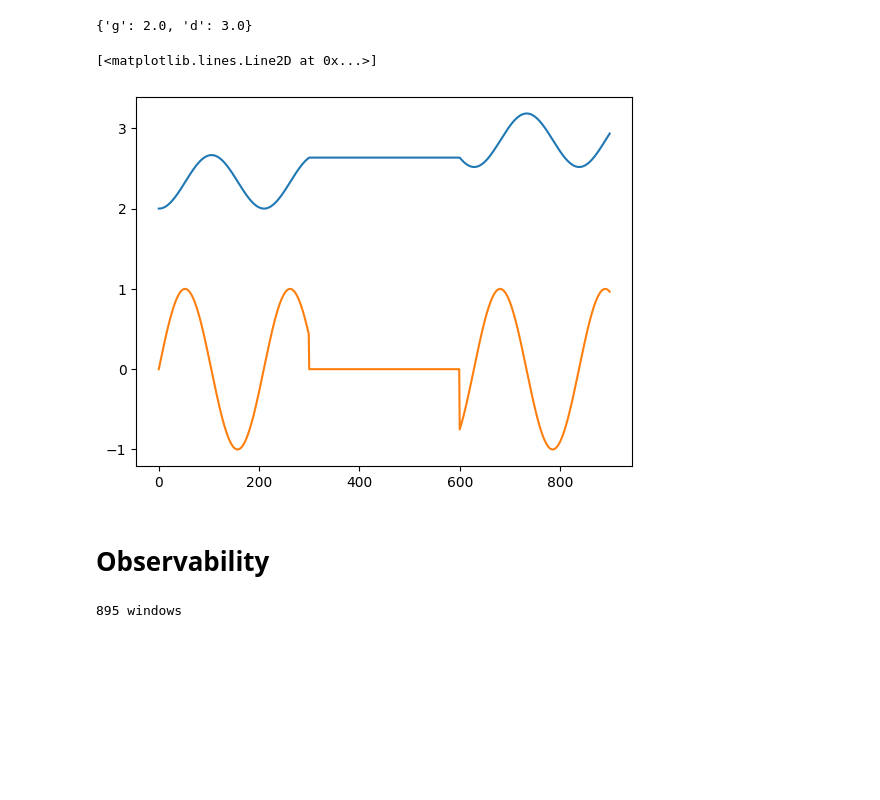
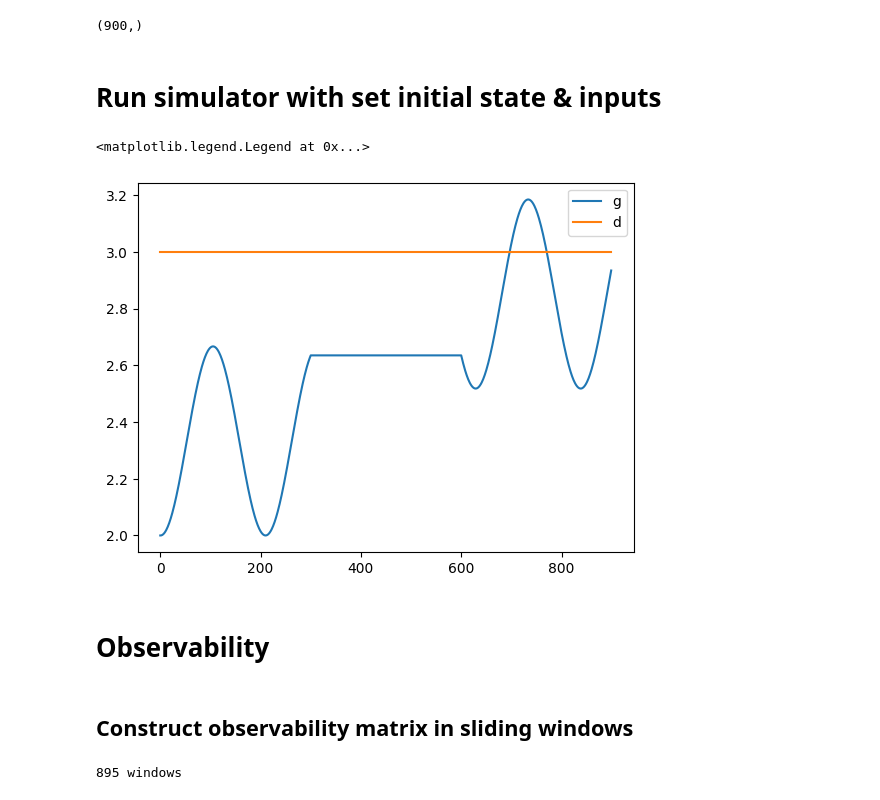
Before and after one commit to vanbreugel-lab/pybounds, a Jupyter notebook: examples/mono_camera_example.ipynb, the cells around one changed output. Cells and saved outputs as stored; diff of their text form; code cells hidden in the pictures; blank space fills up the shorter version.

```diff
--- a/notebooks/mono_camera_basic_example.ipynb
+++ b/examples/mono_camera_example.ipynb
@@ -41,6 +60,5 @@ def f(X, U, t):
 # %%
-# Define measurement function
-measurement_names = ['r']
+measurement_names = ['y']  # optional to specify measurement names
 def h(X, U, t):
     # States
     g, d = X
@@ -64,11 +91,6 @@ simulator = Simulator(f, h, X0, U0, dt=dt,
 # %%
 # Set the initial state
-x0 = simulator.x0.copy()
-x0['g'] = 2.0
-x0['d'] = 3.0
-x0
+x0 = dict(g=2.0, d=3.0)
-# %% [output]
-{'g': 2.0, 'd': 3.0}
 # %%
 # Set the inputs
 tsim1 = np.arange(0, 3, step=dt)
@@ -79,9 +101,9 @@ tsim = np.hstack((tsim1, tsim2, tsim3))
 u1 = np.sin(3*tsim1)
 u2 = 1e-5*np.sin(3*tsim2)
 u3 = np.sin(3*tsim3)
-u_total = np.hstack((u1, u2, u3))
-
-u = simulator.u.copy()
-u['u']= u_total
-# u
+u = np.hstack((u1, u2, u3))
+# %% [output]
+(900,)
+# %% [markdown]
+# Run simulator with set initial state & inputs
 # %%
@@ -90,14 +111,15 @@ y_sim = simulator.simulate(x0=x0, u=u)
 # %%
-# Save simulation data
-x_sim = simulator.x.copy()
-u_sim = simulator.u.copy()
-t_sim = simulator.time.copy()
-# sim_data = pd.DataFrame(simulator.sim_data)
+# Store simulation data
+t_sim, x_sim, u_sim, y_sim = simulator.get_time_states_input_measurements()
 # %%
-plt.plot(x_sim['g'])
-plt.plot(u_sim['u'])
+# Plot states
+plt.plot(x_sim['g'], label='g')
+plt.plot(x_sim['d'], label='d')
+plt.legend()
 # %% [output]
-[<matplotlib.lines.Line2D at 0x...>]
+<matplotlib.legend.Legend at 0x...>
-[figure, old version]
+[figure, new version]
 # %% [markdown]
 # Observability
+# %% [markdown]
+## Construct observability matrix in sliding windows
```
Also changed, not shown: parts of 26 cells of this notebook, 10 other files.
